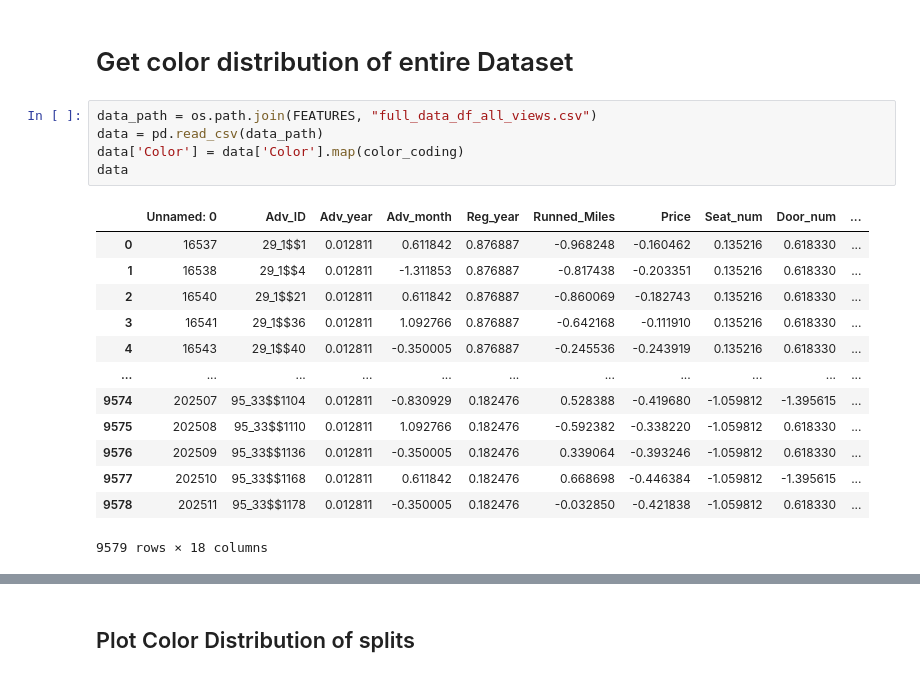
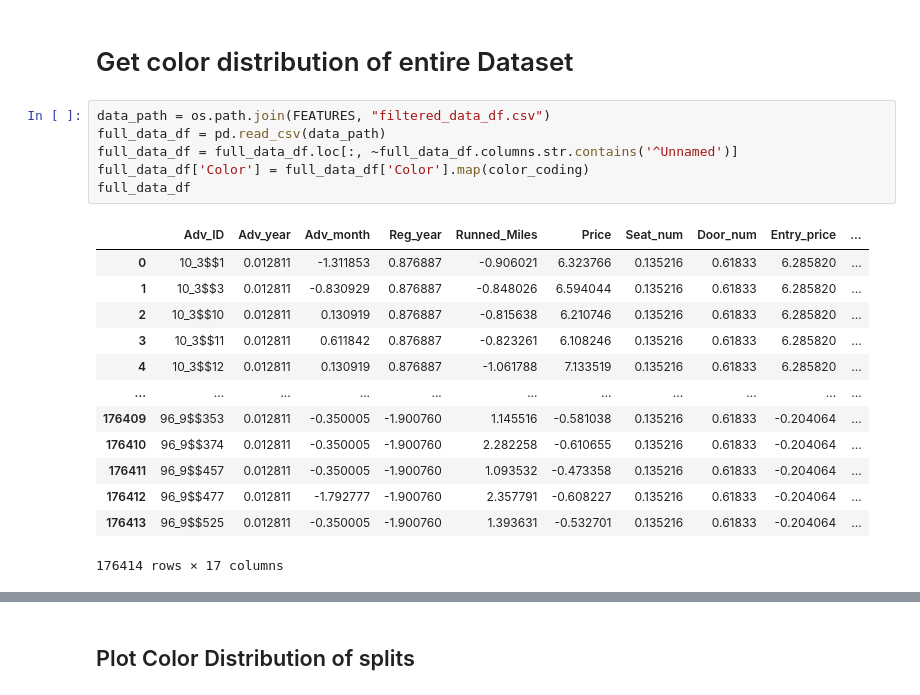
Before and after one commit to kgutjahr/STiL-TTA, a Jupyter notebook: data/create_shifted_data.ipynb, the cells around one changed output, grey strips where cells are left out. Cells and saved outputs as stored; diff of their text form.

```diff
--- a/data/create_shifted_data.ipynb
+++ b/data/create_shifted_data.ipynb
@@ -350,22 +351,23 @@ def plot_color_distributions(df: pd.DataFrame) -> None:
 # %% [markdown]
 # Get color distribution of entire Dataset
 # %%
-data_path = os.path.join(FEATURES, "full_data_df_all_views.csv")
-data = pd.read_csv(data_path)
-data['Color'] = data['Color'].map(color_coding)
-data
+data_path = os.path.join(FEATURES, "filtered_data_df.csv")
+full_data_df = pd.read_csv(data_path)
+full_data_df = full_data_df.loc[:, ~full_data_df.columns.str.contains('^Unnamed')]
+full_data_df['Color'] = full_data_df['Color'].map(color_coding)
+full_data_df
 # %% [output]
-|  | Unnamed: 0 | Adv_ID | Adv_year | Adv_month | Reg_year | Runned_Miles | Price | Seat_num | Door_num | ... |
-| 0 | 16537 | 29_1$$1 | 0.012811 | 0.611842 | 0.876887 | -0.968248 | -0.160462 | 0.135216 | 0.618330 | ... |
-| 1 | 16538 | 29_1$$4 | 0.012811 | -1.311853 | 0.876887 | -0.817438 | -0.203351 | 0.135216 | 0.618330 | ... |
-| 2 | 16540 | 29_1$$21 | 0.012811 | 0.611842 | 0.876887 | -0.860069 | -0.182743 | 0.135216 | 0.618330 | ... |
-| 3 | 16541 | 29_1$$36 | 0.012811 | 1.092766 | 0.876887 | -0.642168 | -0.111910 | 0.135216 | 0.618330 | ... |
-| 4 | 16543 | 29_1$$40 | 0.012811 | -0.350005 | 0.876887 | -0.245536 | -0.243919 | 0.135216 | 0.618330 | ... |
+|  | Adv_ID | Adv_year | Adv_month | Reg_year | Runned_Miles | Price | Seat_num | Door_num | Entry_price | ... |
+| 0 | 10_3$$1 | 0.012811 | -1.311853 | 0.876887 | -0.906021 | 6.323766 | 0.135216 | 0.61833 | 6.285820 | ... |
+| 1 | 10_3$$3 | 0.012811 | -0.830929 | 0.876887 | -0.848026 | 6.594044 | 0.135216 | 0.61833 | 6.285820 | ... |
+| 2 | 10_3$$10 | 0.012811 | 0.130919 | 0.876887 | -0.815638 | 6.210746 | 0.135216 | 0.61833 | 6.285820 | ... |
+| 3 | 10_3$$11 | 0.012811 | 0.611842 | 0.876887 | -0.823261 | 6.108246 | 0.135216 | 0.61833 | 6.285820 | ... |
+| 4 | 10_3$$12 | 0.012811 | 0.130919 | 0.876887 | -1.061788 | 7.133519 | 0.135216 | 0.61833 | 6.285820 | ... |
 | ... | ... | ... | ... | ... | ... | ... | ... | ... | ... | ... |
-| 9574 | 202507 | 95_33$$1104 | 0.012811 | -0.830929 | 0.182476 | 0.528388 | -0.419680 | -1.059812 | -1.395615 | ... |
-| 9575 | 202508 | 95_33$$1110 | 0.012811 | 1.092766 | 0.182476 | -0.592382 | -0.338220 | -1.059812 | 0.618330 | ... |
-| 9576 | 202509 | 95_33$$1136 | 0.012811 | -0.350005 | 0.182476 | 0.339064 | -0.393246 | -1.059812 | 0.618330 | ... |
-| 9577 | 202510 | 95_33$$1168 | 0.012811 | 0.611842 | 0.182476 | 0.668698 | -0.446384 | -1.059812 | -1.395615 | ... |
-| 9578 | 202511 | 95_33$$1178 | 0.012811 | -0.350005 | 0.182476 | -0.032850 | -0.421838 | -1.059812 | 0.618330 | ... |
+| 176409 | 96_9$$353 | 0.012811 | -0.350005 | -1.900760 | 1.145516 | -0.581038 | 0.135216 | 0.61833 | -0.204064 | ... |
+| 176410 | 96_9$$374 | 0.012811 | -0.350005 | -1.900760 | 2.282258 | -0.610655 | 0.135216 | 0.61833 | -0.204064 | ... |
+| 176411 | 96_9$$457 | 0.012811 | -0.350005 | -1.900760 | 1.093532 | -0.473358 | 0.135216 | 0.61833 | -0.204064 | ... |
+| 176412 | 96_9$$477 | 0.012811 | -1.792777 | -1.900760 | 2.357791 | -0.608227 | 0.135216 | 0.61833 | -0.204064 | ... |
+| 176413 | 96_9$$525 | 0.012811 | -0.350005 | -1.900760 | 1.393631 | -0.532701 | 0.135216 | 0.61833 | -0.204064 | ... |
-9579 rows × 18 columns
+176414 rows × 17 columns
 # %%
```
Also changed, not shown: parts of 27 cells of this notebook.
